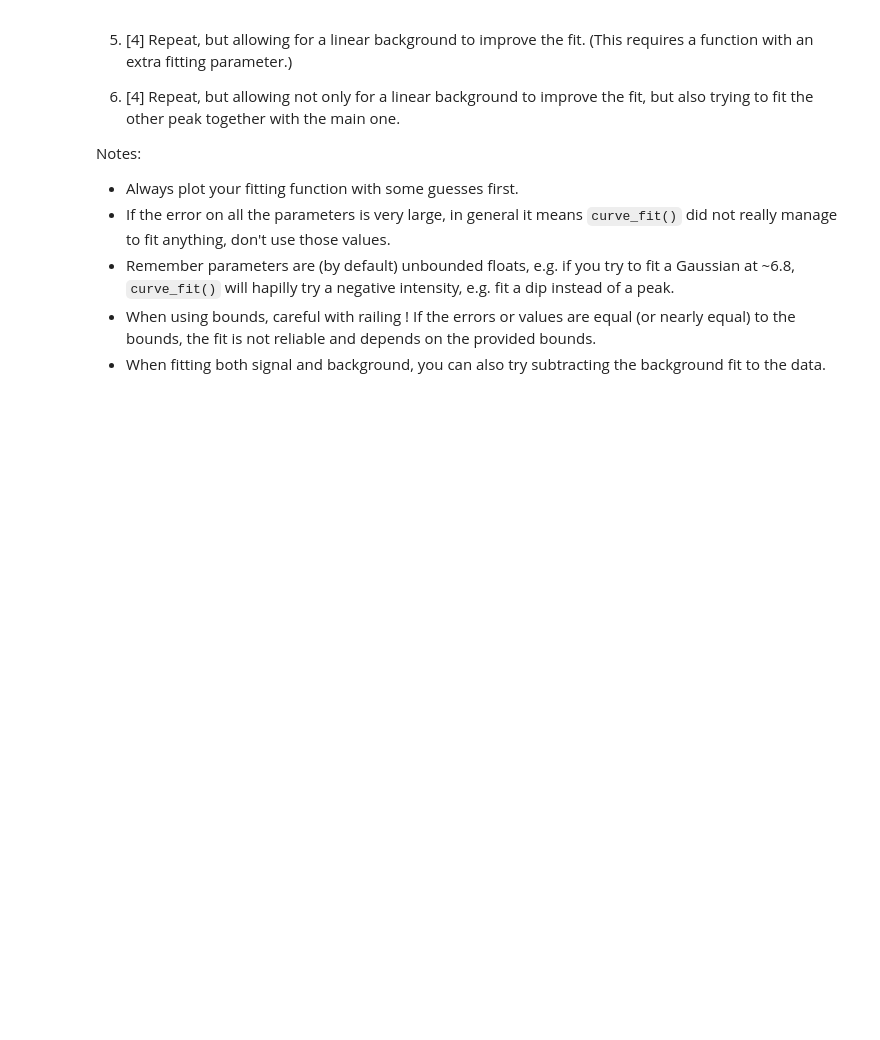
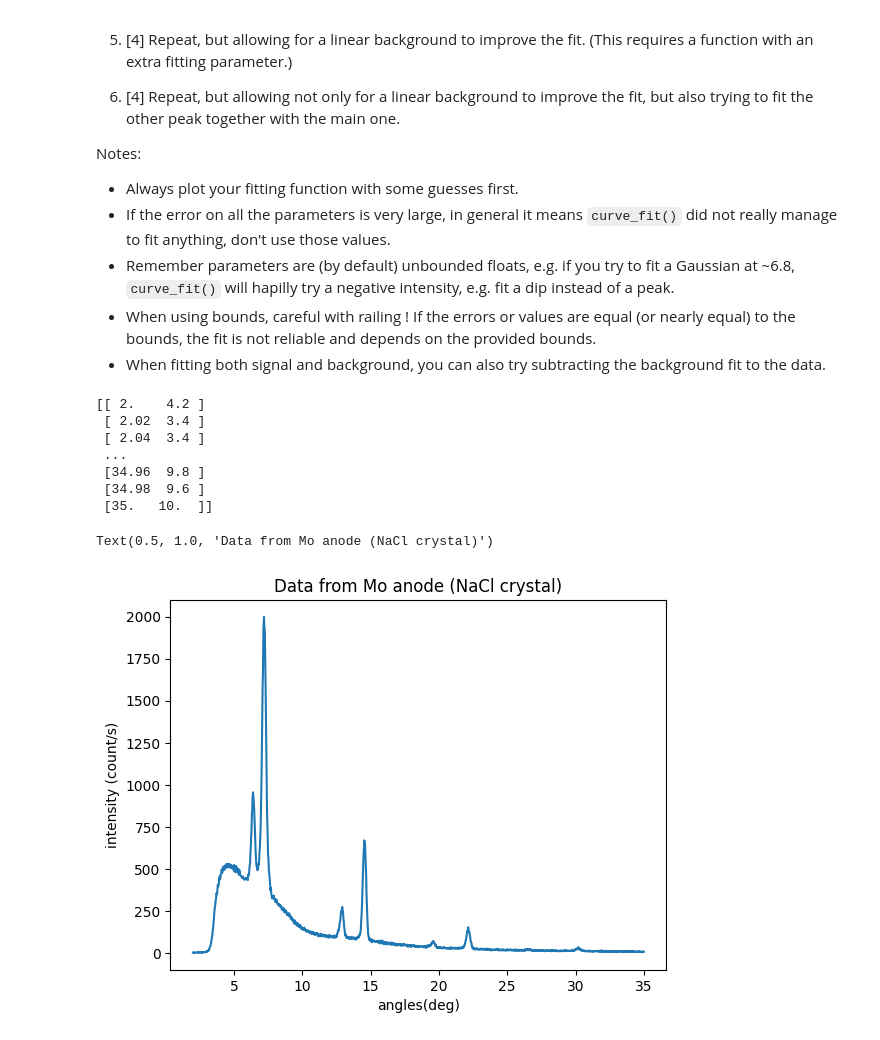
Before and after one commit to PX2145-2025/week-4-b-lloydCallum, a Jupyter notebook: Curvefit.ipynb, the cells around one changed output. Cells and saved outputs as stored; diff of their text form; code cells hidden in the pictures; blank space fills up the shorter version.

```diff
--- a/Curvefit.ipynb
+++ b/Curvefit.ipynb
@@ -288,3 +258,23 @@ Notes:
   - Remember parameters are (by default) unbounded floats, e.g. if you try to fit a Gaussian at ~6.8, `curve_fit()` will hapilly try a negative intensity, e.g. fit a dip instead of a peak.
   - When using bounds, careful with railing ! If the errors or values are equal (or nearly equal) to the bounds, the fit is not reliable and depends on the provided bounds.
   - When fitting both signal and background, you can also try subtracting the background fit to the data.
+# %%
+XRD = np.loadtxt('XRD_data_Mo_anode.csv',delimiter=',',skiprows=2)   #loading the data, removing the , between numbers and the first 2 rows
+print(XRD)
+angles = XRD[:,0]   #defining the first and second column in the data respectivly
+CR_s = XRD[:,1]
+
+plt.plot(angles,CR_s)  #plotting
+plt.xlabel('angles(deg)')
+plt.ylabel('intensity (count/s)')
+plt.title('Data from Mo anode (NaCl crystal)')
+# %% [output]
+[[ 2.    4.2 ]
+ [ 2.02  3.4 ]
+ [ 2.04  3.4 ]
+ ...
+ [34.96  9.8 ]
+ [34.98  9.6 ]
+ [35.   10.  ]]
+Text(0.5, 1.0, 'Data from Mo anode (NaCl crystal)')
+[figure, added]
```
Also changed, not shown: parts of 6 cells of this notebook.
